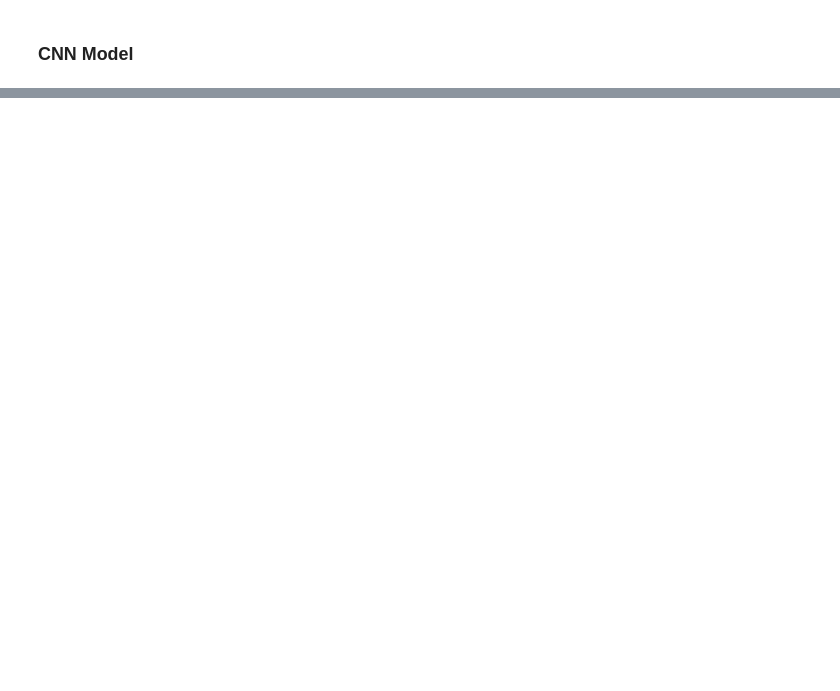
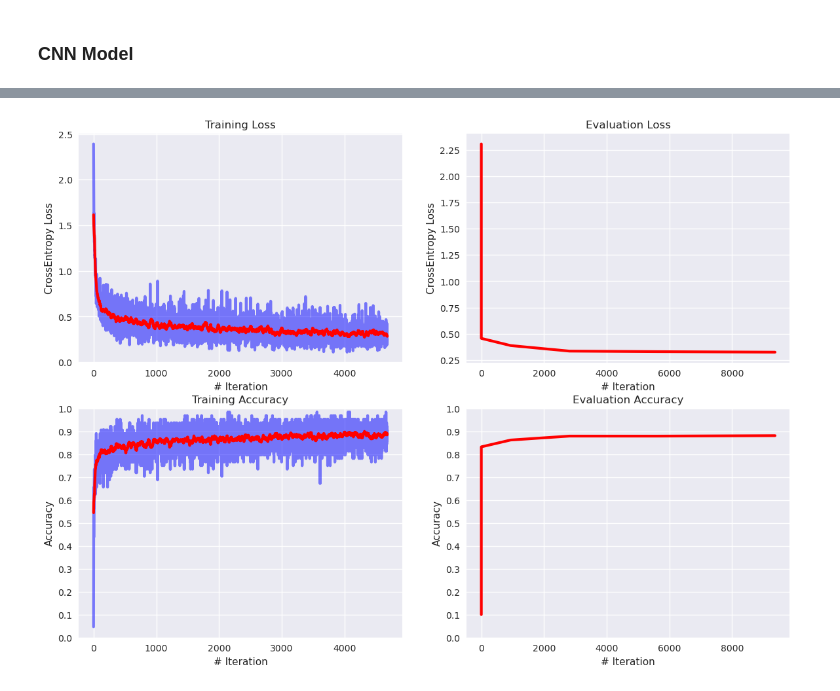
Before and after one commit to LDenninger/VisionLabSS23, a Jupyter notebook: solutions_task_2.ipynb, the cells around one changed output, grey strips where cells are left out. Drawn from its saved outputs; the diff is of its cells as text; code cells hidden in the pictures; blank space fills up the shorter version.

```diff
--- a/solutions_task_2.ipynb
+++ b/solutions_task_2.ipynb
@@ -308,8 +478,11 @@ class DataAugmentor:
         self.flatten_only_img_size = config['flatten_only_img_size']
         self.rgb2gray = config['rgb2gray']
         self.normalize = config['normalize']
+        self.permute = config['permute_channel']
 
     def __call__(self, image, train=True):
+        if self.permute:
+            image = self._permute(image)
         if self.rgb2gray:
             image = self._rgb2grayscale(image)
         if self.flatten_img:
@@ -332,5 +505,10 @@ class DataAugmentor:
     def _rgb2grayscale(self, input: torch.Tensor):
         return tv.transforms.Grayscale()(input)
 
-    def _normalize_img(self, input: torch.Tensor):
+    def _normalize(self, input: torch.Tensor):
         return tv.transforms.Normalize(mean=[0.485, 0.456, 0.406], std=[0.229, 0.224, 0.225])(input)
+
+    def _permute(self, input: torch.Tensor):
+        if len(input.shape) == 4:
+            return input.permute(0, 3, 1, 2)
+        return input.permute(1,2,0)
@@ -619,6 +1208,8 @@ def train_model(model, config, train_loader, val_loader, optimizer, criterion,
 MLP_MODEL_CONFIG =  {
                             'input_dim': 784,
                             'layers': [
+                                {'type': 'flatten', 'dimension': 784,},
+
                                 {'type': 'dropout', 'dimension': 784, 'prob': 0.1},
                                 {'type': 'linear', 'dimension': 512},
                                 {'type': 'batchnorm','dimension': 512, 'eps':1e-5, 'momentum': 0.1},
@@ -639,24 +1230,25 @@ MLP_MODEL_CONFIG =  {
                                 {'type': 'dropout', 'dimension': 64, 'prob': 0.1},
 
                                 {'type': 'linear', 'dimension': 10},
-                                {'type': 'softmax','dimension': 10},
+                                #{'type': 'softmax','dimension': 10},
 
                             ],
                             'output_dim': 10,
                             'dropout': False,
                             'activation': 'relu',
                             'batch_size': 64,
-                            'num_epochs': 20,
+                            'num_epochs': 5,
                             'num_iterations': 0,
                             'learning_rate': 0.001,
                             'random_seed': 22,
                             'pre_processing': {
-                                'flatten_img': True,
+                                'flatten_img': False,
                                 'flatten_only_img_size': False,
                                 'rgb2gray': False,
                                 'lbl_oneHot': False,
                                 'squeeze': True,
                                 'normalize': False,
+                                'permute_channel': False
                             },
                             'evaluation': {
                                 'metrics': ['accuracy'],
@@ -670,7 +1262,7 @@ MLP_MODEL_CONFIG =  {
                                     'train_shuffle': True,
                                     'eval_shuffle': False,
                                     'drop_last': True,
-                                    'classes': [0, 1, 2, 3, 4, 5, 6, 7, 8, 9]
+                                    'classes': ['T-shirt/top', 'Trouser', 'Pullover', 'Dress', 'Coat','Sandal', 'Shirt', 'Sneaker', 'Bag', 'Ankle Boot']
                             }
 
                         }
@@ -710,0 +1269,10 @@ AttributeError: 'float' object has no attribute 'cpu'
+# %%
+from experiments import Logger
+
+###-- Initialization ---###
+device = torch.device('cuda' if torch.cuda.is_available() else 'cpu')
+
+# Set random seed
+set_random_seed(42)
+
+mlp_model, mlp_train_loader, mlp_test_loader, mlp_data_augmentor, mlp_logger = train_mlp(MLP_MODEL_CONFIG)
@@ -768,0 +1411,10 @@ CNN_MODEL_CONFIG =  {
+# %%
+# Configuration of the evaluation and visualizations
+EVALUATION_CONFIG = {
+                        'metrics': ['confusion_matrix'],
+                        'frequency': 1
+}
+
+plt.style.use('seaborn-v0_8')
+
+criterion = nn.CrossEntropyLoss()
@@ -768,0 +1458,4 @@ CNN_MODEL_CONFIG =  {
+# %%
+visualize_training_results(mlp_logger, MLP_MODEL_CONFIG)
+# %% [output]
+[figure, added]
```
Also changed, not shown: parts of 52 cells of this notebook.
